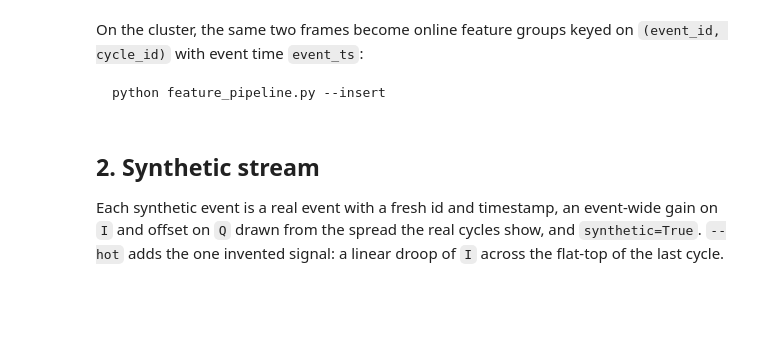
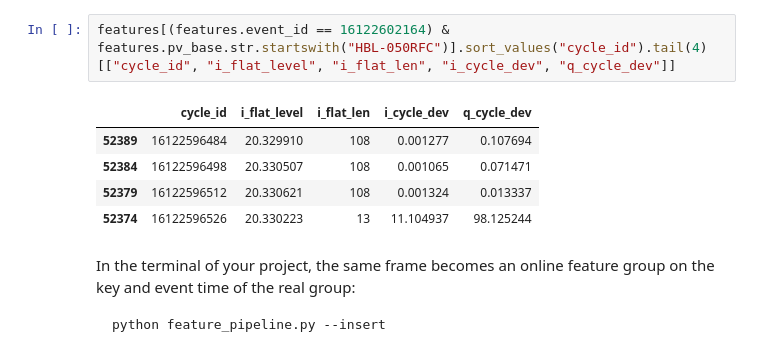
Before and after one commit to Alex-Hill94/artifact-hackathon-2026_plasma_pirates, a Jupyter notebook: lectures/04-feature-store/usecases/ess/notebook.ipynb, the cells around one changed output. Saved outputs shown, nothing was run; the diff lists cells and outputs as text; blank space fills up the shorter version.

````diff
--- a/lectures/04-feature-store/usecases/ess/notebook.ipynb
+++ b/lectures/04-feature-store/usecases/ess/notebook.ipynb
@@ -73,10 +83,14 @@ features.drop(columns=KEYS + ["event_ts"]).describe().T[["mean", "std", "min", "
+# %%
+features[(features.event_id == 16122602164) & features.pv_base.str.startswith("HBL-050RFC")].sort_values("cycle_id").tail(4)[["cycle_id", "i_flat_level", "i_flat_len", "i_cycle_dev", "q_cycle_dev"]]
+# %% [output]
+|  | cycle_id | i_flat_level | i_flat_len | i_cycle_dev | q_cycle_dev |
+| 52389 | 16122596484 | 20.329910 | 108 | 0.001277 | 0.107694 |
+| 52384 | 16122596498 | 20.330507 | 108 | 0.001065 | 0.071471 |
+| 52379 | 16122596512 | 20.330621 | 108 | 0.001324 | 0.013337 |
+| 52374 | 16122596526 | 20.330223 | 13 | 11.104937 | 98.125244 |
 # %% [markdown]
-On the cluster, the same two frames become online feature groups keyed on `(event_id, cycle_id)` with event time `event_ts`:
+In the terminal of your project, the same frame becomes an online feature group on the key and event time of the real group:
 
 ```bash
 python feature_pipeline.py --insert
 ```
-# %% [markdown]
-## 2. Synthetic stream
-
-Each synthetic event is a real event with a fresh id and timestamp, an event-wide gain on `I` and offset on `Q` drawn from the spread the real cycles show, and `synthetic=True`. `--hot` adds the one invented signal: a linear droop of `I` across the flat-top of the last cycle.
````
Also changed, not shown: parts of 23 cells of this notebook, 7 other files.
